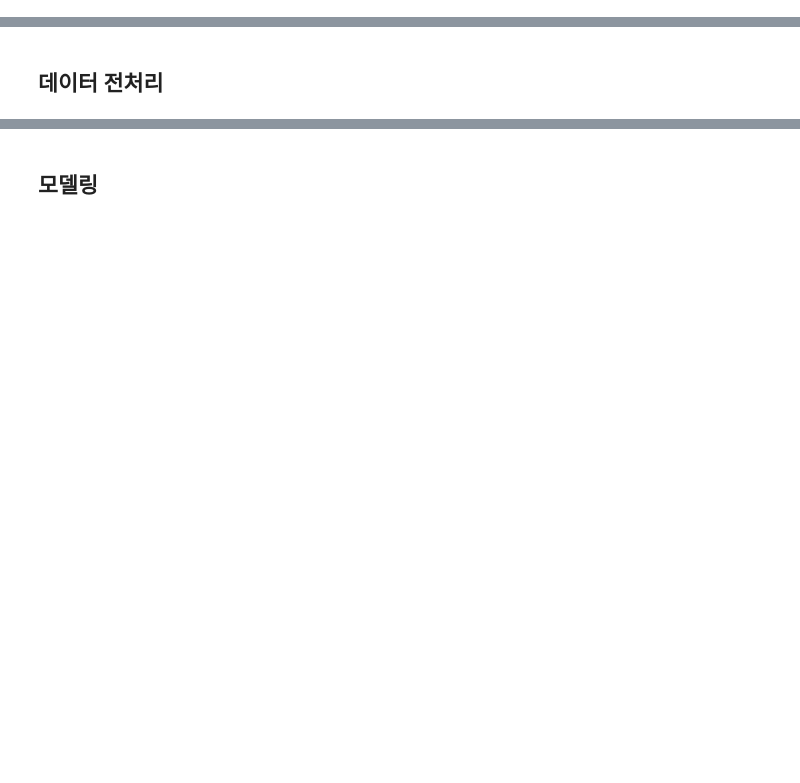
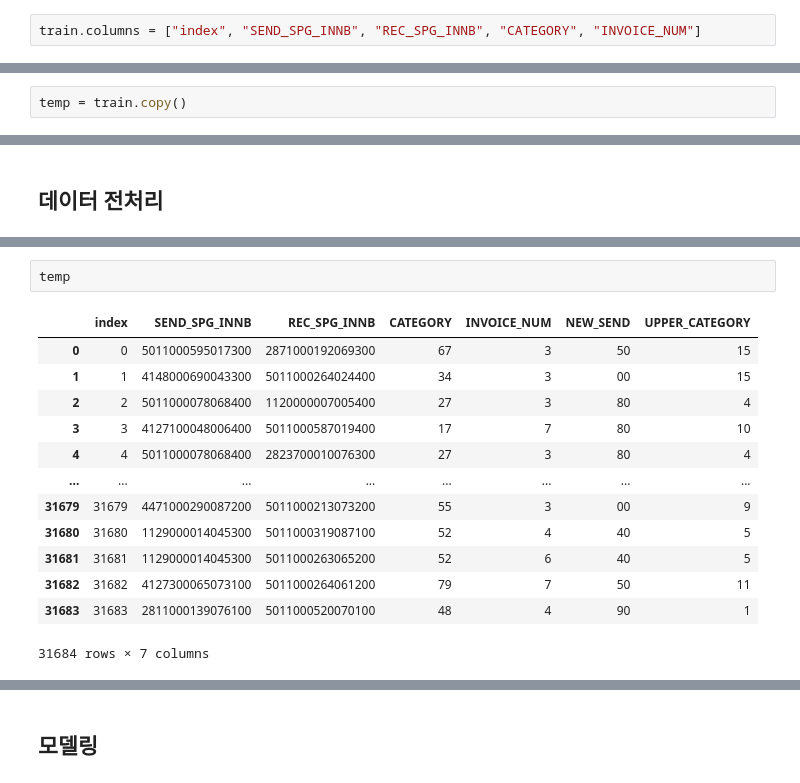
Before and after one commit to Mini-project-34/Mini_pjt, a Jupyter notebook: base_code.ipynb, the cells around one changed output, grey strips where cells are left out. Cells and saved outputs as stored; diff of their text form; blank space fills up the shorter version.

```diff
--- a/base_code.ipynb
+++ b/base_code.ipynb
@@ -63,3 +64,5 @@ index           0
 물품_카테고리         0
 운송장_건수          0
 dtype: int64
+# %%
+train.columns = ["index", "SEND_SPG_INNB", "REC_SPG_INNB", "CATEGORY", "INVOICE_NUM"]
@@ -65,0 +90,2 @@ dtype: int64
+# %%
+temp = train.copy()
@@ -75,0 +412,16 @@ test['물품_카테고리'] = encoder.transform(test['물품_카테고리'])
+# %%
+temp
+# %% [output]
+|  | index | SEND_SPG_INNB | REC_SPG_INNB | CATEGORY | INVOICE_NUM | NEW_SEND | UPPER_CATEGORY |
+| 0 | 0 | 5011000595017300 | 2871000192069300 | 67 | 3 | 50 | 15 |
+| 1 | 1 | 4148000690043300 | 5011000264024400 | 34 | 3 | 00 | 15 |
+| 2 | 2 | 5011000078068400 | 1120000007005400 | 27 | 3 | 80 | 4 |
+| 3 | 3 | 4127100048006400 | 5011000587019400 | 17 | 7 | 80 | 10 |
+| 4 | 4 | 5011000078068400 | 2823700010076300 | 27 | 3 | 80 | 4 |
+| ... | ... | ... | ... | ... | ... | ... | ... |
+| 31679 | 31679 | 4471000290087200 | 5011000213073200 | 55 | 3 | 00 | 9 |
+| 31680 | 31680 | 1129000014045300 | 5011000319087100 | 52 | 4 | 40 | 5 |
+| 31681 | 31681 | 1129000014045300 | 5011000263065200 | 52 | 6 | 40 | 5 |
+| 31682 | 31682 | 4127300065073100 | 5011000264061200 | 79 | 7 | 50 | 11 |
+| 31683 | 31683 | 2811000139076100 | 5011000520070100 | 48 | 4 | 90 | 1 |
+31684 rows × 7 columns
```
Also changed, not shown: parts of 43 cells of this notebook.
